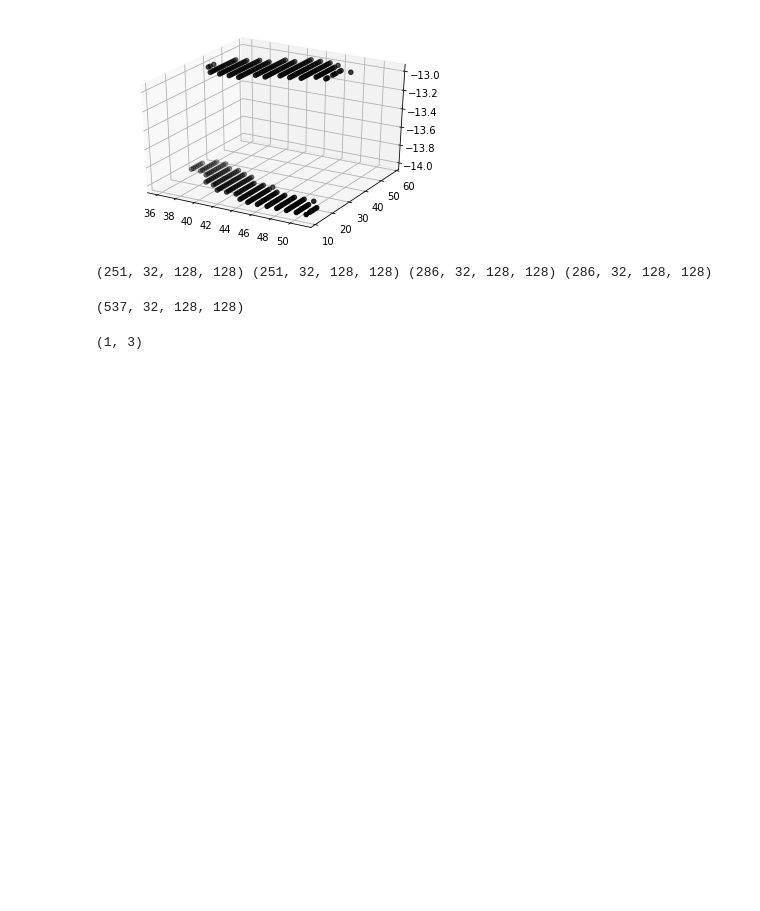
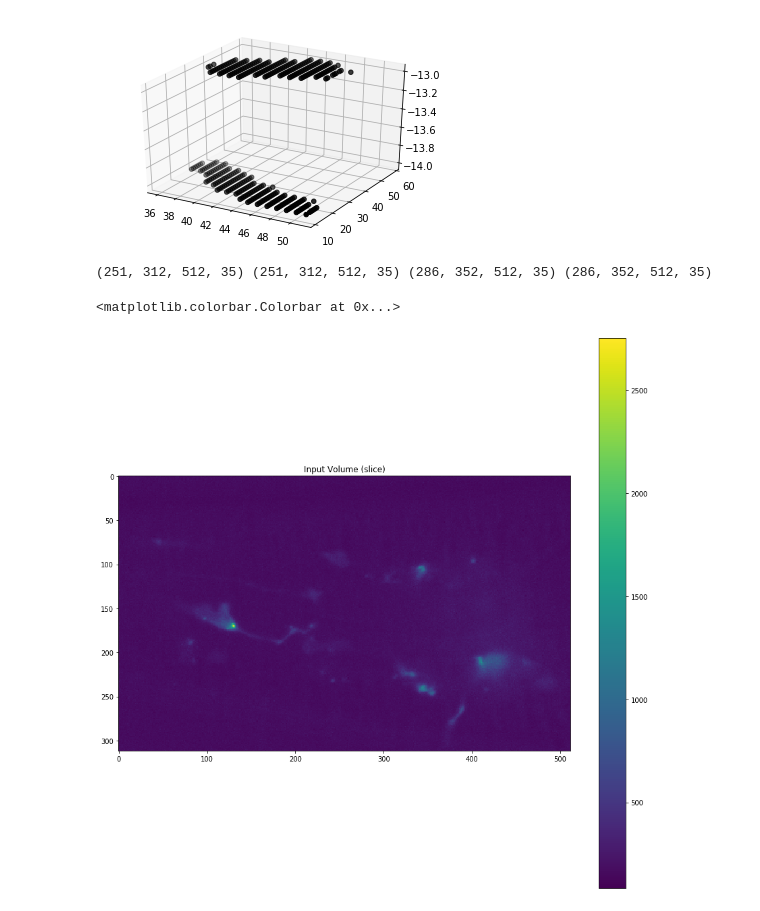
Before and after one commit to Senneschal/lul, a Jupyter notebook: 3D_U-Net.ipynb, the cells around one changed output. Saved outputs shown, nothing was run; the diff lists cells and outputs as text; code cells hidden in the pictures; blank space fills up the shorter version.

```diff
--- a/3D_U-Net.ipynb
+++ b/3D_U-Net.ipynb
@@ -225,13 +251,13 @@ ax.scatter(x, y, -z, zdir='z', c= 'black')
 # %% [output]
 <mpl_toolkits.mplot3d.art3d.Path3DCollection at 0x...>
 [figure]
+# %%
+a = np.load('input_1.npz')['arr_0']
+b = np.load('terminal_mask_1.npz')['arr_0']
+
+d = np.load('input_2.npz')['arr_0']
+e = np.load('terminal_mask_2.npz')['arr_0']
 # %%
-a = np.load('input1.npz')['arr_0']
-b = np.load('mask1.npz')['arr_0']
-
-d = np.load('input2.npz')['arr_0']
-e = np.load('mask2.npz')['arr_0']
-
 a = deform(a, img_depth/a.shape[1], axis=1)
 a = deform(a, img_rows/a.shape[2], axis=2)
 a = deform(a, img_cols/a.shape[3], axis=3)
@@ -250,14 +276,12 @@ e = deform(e, img_cols/e.shape[3], axis=3)
 # %%
 print(a.shape, b.shape, d.shape, e.shape)
 # %% [output]
-(251, 32, 128, 128) (251, 32, 128, 128) (286, 32, 128, 128) (286, 32, 128, 128)
+(251, 312, 512, 35) (251, 312, 512, 35) (286, 352, 512, 35) (286, 352, 512, 35)
-# %%
-np.concatenate((a,d), axis=0).shape
-# %% [output]
-(537, 32, 128, 128)
-# %%
-a = np.array([[1,2,3],[1,2,3],[1,2,3]])
-# %%
-a[-1:].shape
-# %% [output]
-(1, 3)
+# %%
+plt.figure(figsize=(15,15))
+plt.title('Input Volume (slice)')
+plt.imshow(a[10,:,:,10])
+plt.colorbar()
+# %% [output]
+<matplotlib.colorbar.Colorbar at 0x...>
+[figure, added]
```
Also changed, not shown: parts of 14 cells of this notebook.
